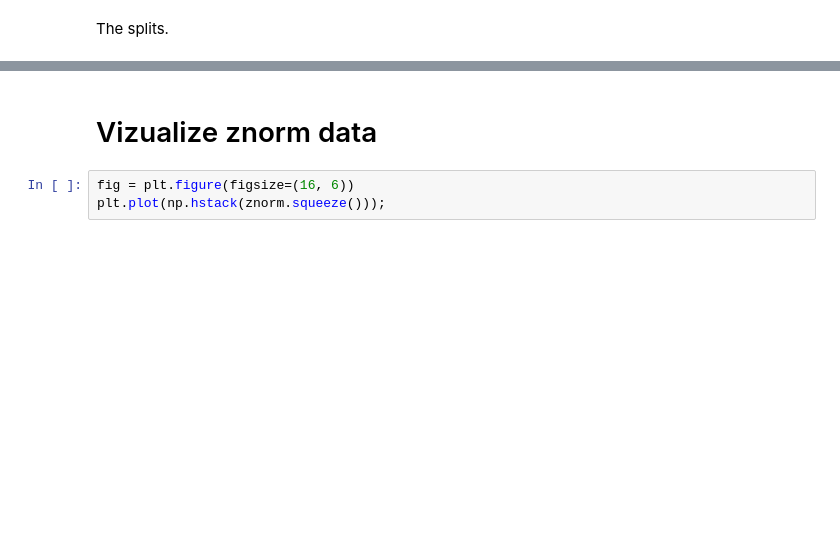
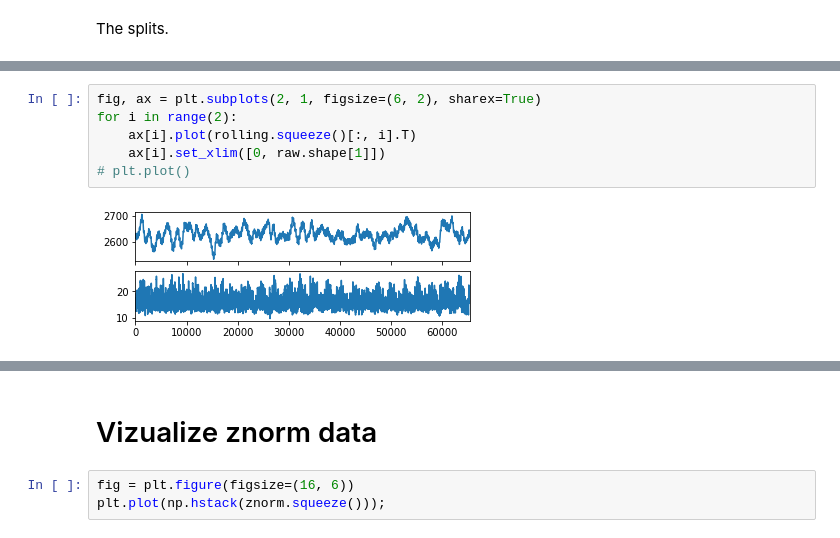
Before and after one commit to loiccoyle/obsbox_analysis, a Jupyter notebook: notebooks/preprocessing.ipynb, the cells around one changed output, grey strips where cells are left out. Drawn from its saved outputs; the diff is of its cells as text; blank space fills up the shorter version.

```diff
--- a/notebooks/preprocessing.ipynb
+++ b/notebooks/preprocessing.ipynb
@@ -119,0 +168,8 @@ The splits.
+# %%
+fig, ax = plt.subplots(2, 1, figsize=(6, 2), sharex=True)
+for i in range(2):
+    ax[i].plot(rolling.squeeze()[:, i].T)
+    ax[i].set_xlim([0, raw.shape[1]])
+# plt.plot()
+# %% [output]
+[figure, added]
```
Also changed, not shown: parts of 76 cells of this notebook, 17 other files.
